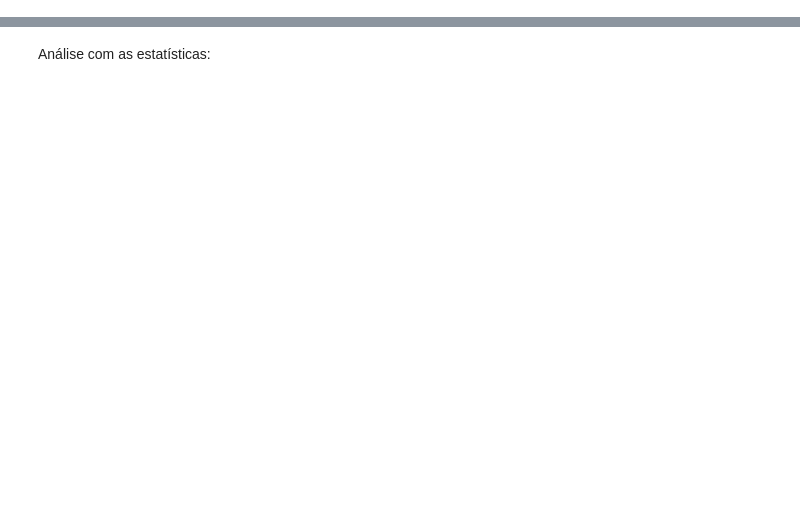
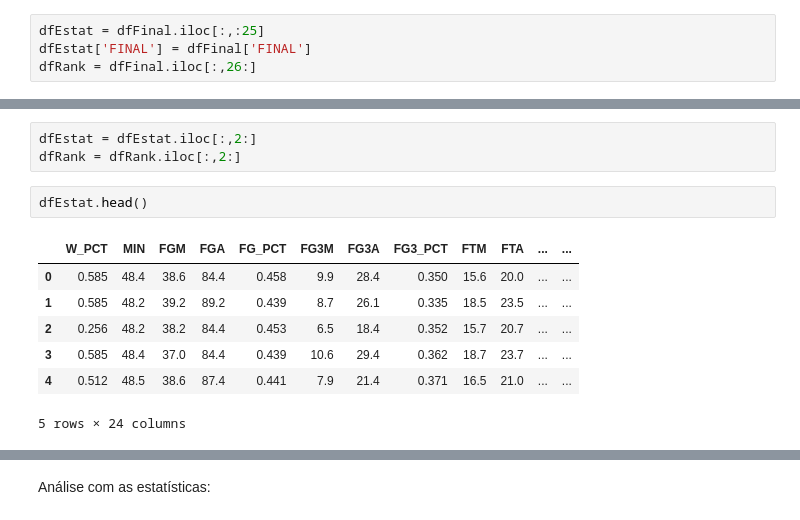
Before and after one commit to BuxGuerra/TPICD, a Jupyter notebook: analiseFinalista.ipynb, the cells around one changed output, grey strips where cells are left out. Saved outputs shown, nothing was run; the diff lists cells and outputs as text; blank space fills up the shorter version.

```diff
--- a/analiseFinalista.ipynb
+++ b/analiseFinalista.ipynb
@@ -44,0 +157,4 @@ dtype: int64
+# %%
+dfEstat = dfFinal.iloc[:,:25]
+dfEstat['FINAL'] = dfFinal['FINAL']
+dfRank = dfFinal.iloc[:,26:]
@@ -44,0 +163,13 @@ dtype: int64
+# %%
+dfEstat = dfEstat.iloc[:,2:]
+dfRank = dfRank.iloc[:,2:]
+# %%
+dfEstat.head()
+# %% [output]
+|  | W_PCT | MIN | FGM | FGA | FG_PCT | FG3M | FG3A | FG3_PCT | FTM | FTA | ... | ... |
+| 0 | 0.585 | 48.4 | 38.6 | 84.4 | 0.458 | 9.9 | 28.4 | 0.350 | 15.6 | 20.0 | ... | ... |
+| 1 | 0.585 | 48.2 | 39.2 | 89.2 | 0.439 | 8.7 | 26.1 | 0.335 | 18.5 | 23.5 | ... | ... |
+| 2 | 0.256 | 48.2 | 38.2 | 84.4 | 0.453 | 6.5 | 18.4 | 0.352 | 15.7 | 20.7 | ... | ... |
+| 3 | 0.585 | 48.4 | 37.0 | 84.4 | 0.439 | 10.6 | 29.4 | 0.362 | 18.7 | 23.7 | ... | ... |
+| 4 | 0.512 | 48.5 | 38.6 | 87.4 | 0.441 | 7.9 | 21.4 | 0.371 | 16.5 | 21.0 | ... | ... |
+5 rows × 24 columns
```
Also changed, not shown: parts of 35 cells of this notebook.
